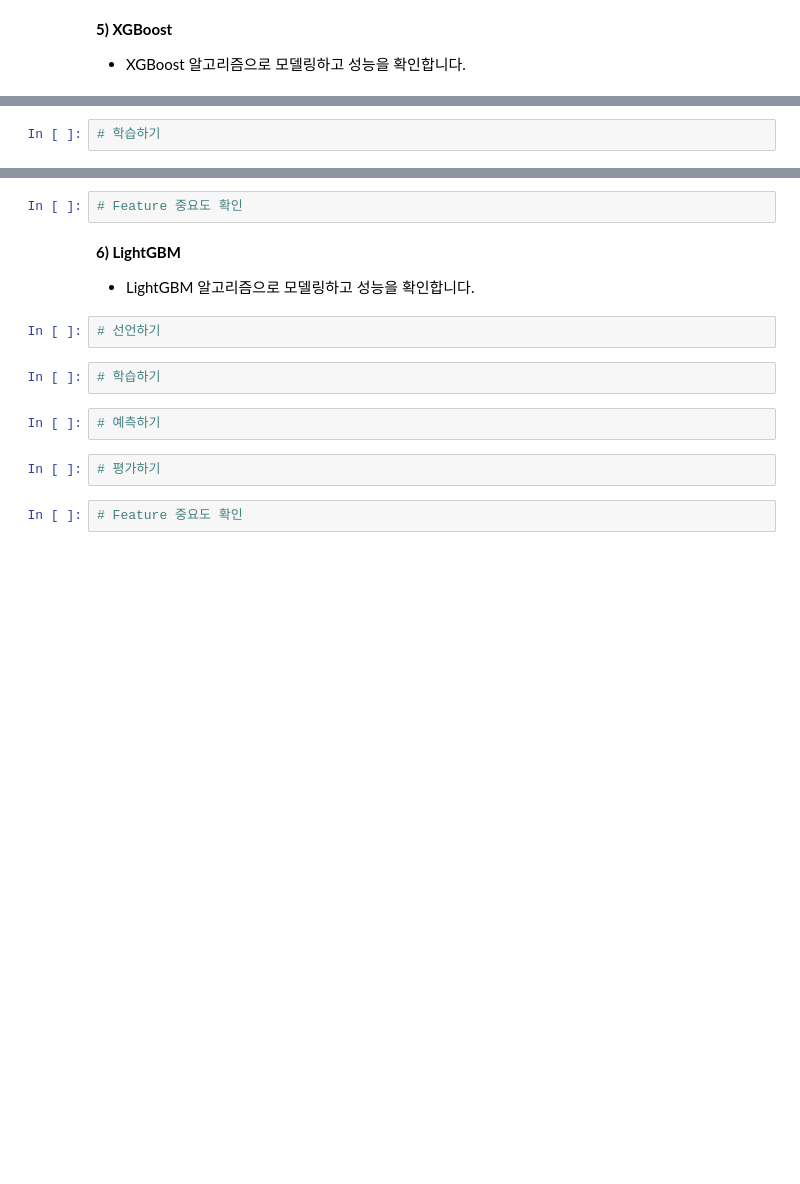
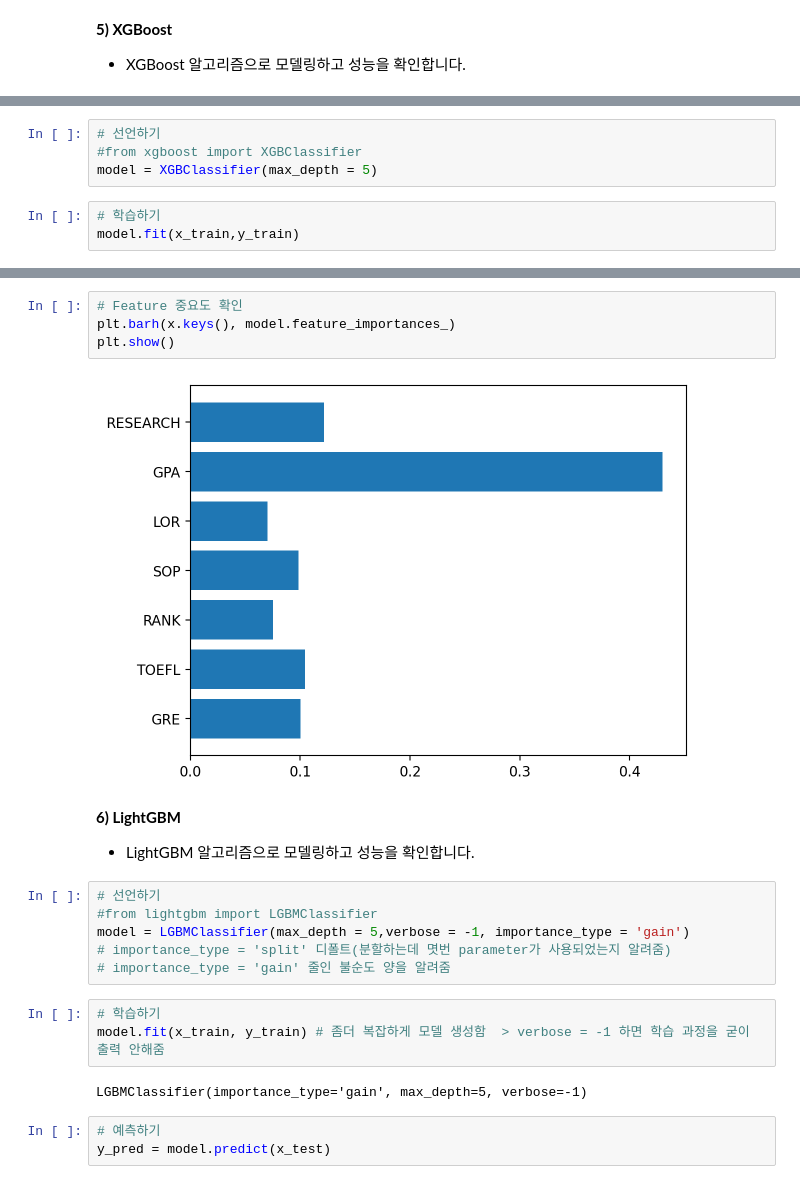
Before and after one commit to yangjung-woo/KT-Workspace, a Jupyter notebook: KT_AIVLE_DX_Regular_course/Week1/DX_머신러닝_실습자료/DX_머신러닝_실습자료/배우기/ML04_04_앙상블(Admission).ipynb, the cells around one changed output, grey strips where cells are left out. Saved outputs shown, nothing was run; the diff lists cells and outputs as text; blank space fills up the shorter version.

```diff
--- a/KT_AIVLE_DX_Regular_course/Week1/DX_머신러닝_실습자료/DX_머신러닝_실습자료/배우기/ML04_04_앙상블(Admission).ipynb
+++ b/KT_AIVLE_DX_Regular_course/Week1/DX_머신러닝_실습자료/DX_머신러닝_실습자료/배우기/ML04_04_앙상블(Admission).ipynb
@@ -161,2 +237,7 @@ print(classification_report(y_test, y_pred))
+# %%
+# 선언하기
+#from xgboost import XGBClassifier
+model = XGBClassifier(max_depth = 5)
 # %%
 # 학습하기
+model.fit(x_train,y_train)
@@ -167,16 +274,24 @@ print(classification_report(y_test, y_pred))
 # %%
 # Feature 중요도 확인
+plt.barh(x.keys(), model.feature_importances_)
+plt.show()
+# %% [output]
+[figure, added]
 # %% [markdown]
 **6) LightGBM**
 
 - LightGBM 알고리즘으로 모델링하고 성능을 확인합니다.
-# %%
-# 선언하기
-# %%
-# 학습하기
+# %%
+# 선언하기
+#from lightgbm import LGBMClassifier
+model = LGBMClassifier(max_depth = 5,verbose = -1, importance_type = 'gain')
+# importance_type = 'split' 디폴트(분할하는데 몃번 parameter가 사용되었는지 알려줌)
+# importance_type = 'gain' 줄인 불순도 양을 알려줌
+# %%
+# 학습하기
+model.fit(x_train, y_train) # 좀더 복잡하게 모델 생성함  > verbose = -1 하면 학습 과정을 굳이 출력 안해줌
+# %% [output]
+LGBMClassifier(importance_type='gain', max_depth=5, verbose=-1)
 # %%
 # 예측하기
+y_pred = model.predict(x_test)
-# %%
-# 평가하기
-# %%
-# Feature 중요도 확인
```
Also changed, not shown: parts of 25 cells of this notebook, 35 other files.
